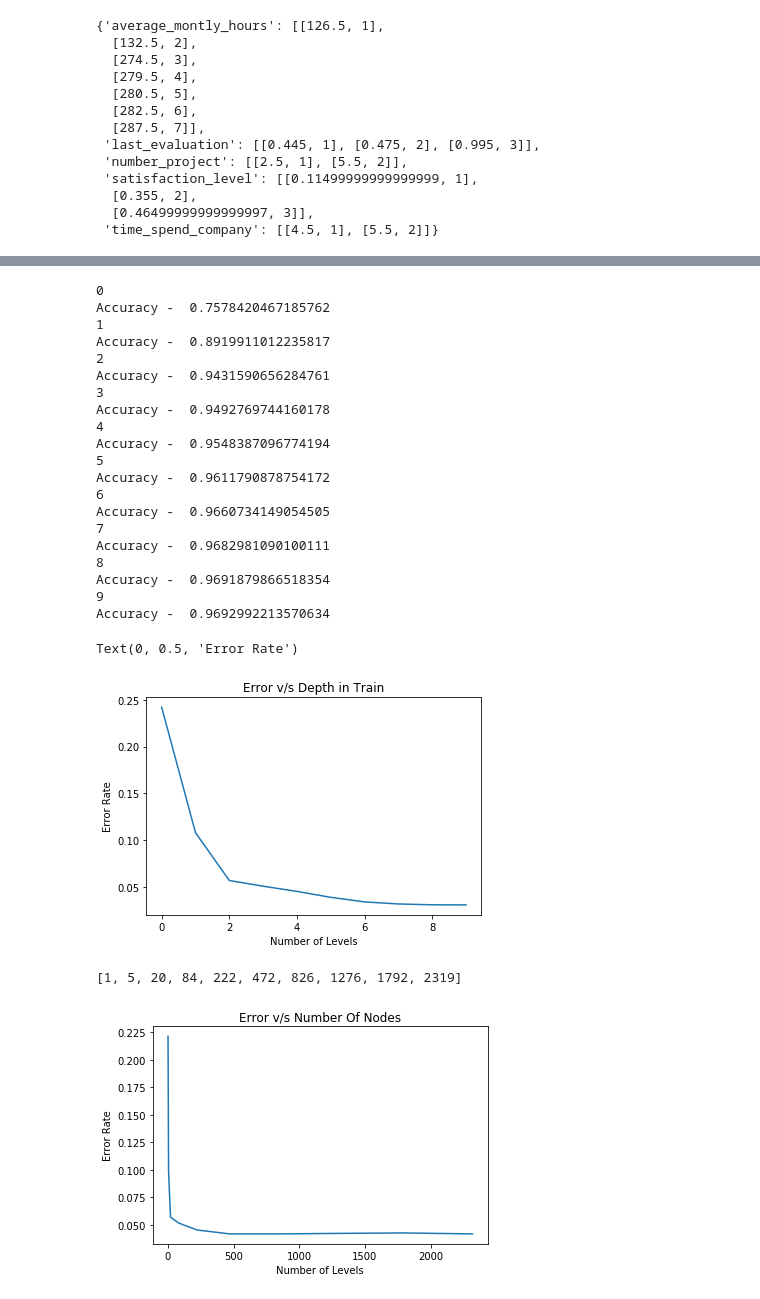
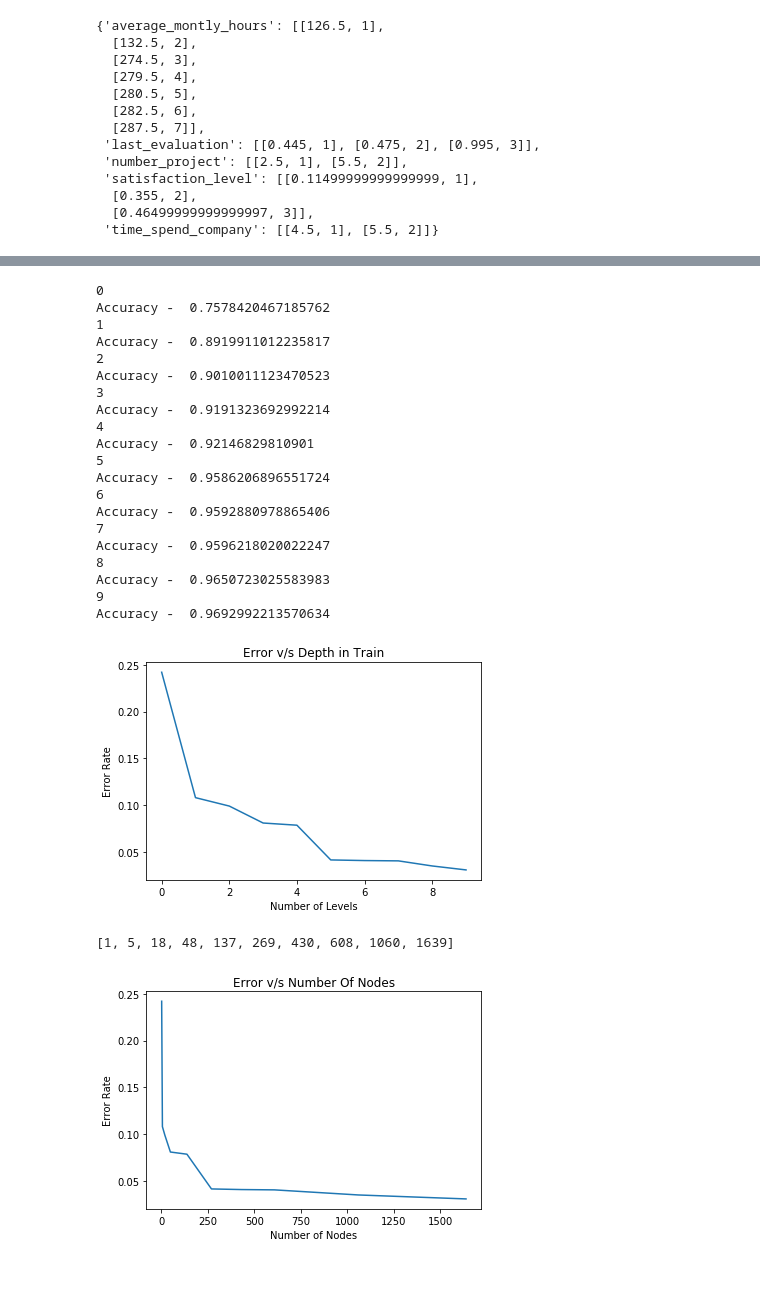
Before and after one commit to anand13sethi/decision-tree, a Jupyter notebook: Decision Tree.ipynb, the cells around one changed output, grey strips where cells are left out. Cells and saved outputs as stored; diff of their text form; code cells hidden in the pictures.

Commit message:
Applied Gini Index and misclassification rate too.

```diff
--- a/Decision Tree.ipynb
+++ b/Decision Tree.ipynb
@@ -49,18 +49,17 @@ def calc_info_attribute(table, attribute, mode):
                     entropy += -frac1 * np.log2(frac1)
             frac2 = d/len(table)
             info += -frac2 * entropy
+        return abs(info)
     elif mode is 'gini':
-        for v in variables:
-            gini_index = -1
-            for target_v in target_variables:
-                n = len(table[attribute][table[attribute] == v][table[target] == target_v])
-                d = len(table[attribute][table[attribute] == v])
-                frac = -(n/d + np.finfo(float).eps)**2
-                gini_index += frac
-        print(abs(gini_index))
+        num_of_ones = table['left'].tolist().count(1)
+        p = num_of_ones/float(len(data.index))
+        gini_index = 2*p*(1-p)
+        return gini_index
     elif mode is 'misclassification':
-        pass
-    return abs(info)
+        num_of_ones = table['left'].tolist().count(1)
+        p = num_of_ones/float(len(data.index))
+        missclasification = min(p,1-p)
+        return missclasification
 # print(calc_info_attribute(train, 'salary', 'gini'))
 # %%
 def winner_attribute(table, attribute_list):
@@ -69,7 +68,7 @@ def winner_attribute(table, attribute_list):
     if len(attribute_list) == 1:
         return attribute_list[0]
     for attribute in attribute_list:
-        info_gain.append(calc_entropy(table) - calc_info_attribute(table, attribute, 'entropy'))
+        info_gain.append(calc_entropy(table) - calc_info_attribute(table, attribute, 'misclassification'))
     return attribute_list[np.argmax(info_gain)]
 # %%
 def build_tree(table, prev_table, attribute_list, tree = None):
@@ -322,46 +321,45 @@ Accuracy -  0.7578420467185762
 1
 Accuracy -  0.8919911012235817
 2
-Accuracy -  0.9431590656284761
+Accuracy -  0.9010011123470523
 3
-Accuracy -  0.9492769744160178
+Accuracy -  0.9191323692992214
 4
-Accuracy -  0.9548387096774194
+Accuracy -  0.92146829810901
 5
-Accuracy -  0.9611790878754172
+Accuracy -  0.9586206896551724
 6
-Accuracy -  0.9660734149054505
+Accuracy -  0.9592880978865406
 7
-Accuracy -  0.9682981090100111
+Accuracy -  0.9596218020022247
 8
-Accuracy -  0.9691879866518354
+Accuracy -  0.9650723025583983
 9
 Accuracy -  0.9692992213570634
-Text(0, 0.5, 'Error Rate')
-[figure, old version]
+[figure, new version]
 # %%
 def num_of_nodes(tree,depth,cur_depth,list_num_nodes):
     if cur_depth==depth:
         list_num_nodes[depth]=list_num_nodes[depth]+1
     elif cur_depth<depth:
         for key in tree.keys():
             if key == 'leaf':
                 list_num_nodes[depth]=list_num_nodes[depth]+1
             elif key != 'default':
                 for val in tree[key]:
                     num_of_nodes(tree[key][val],depth,cur_depth+1,list_num_nodes)
 list_num_nodes=[]
 for i in range(10):
     list_num_nodes.append(0)
     num_of_nodes(tree,i,0,list_num_nodes)
 for i in range(1,10):
     list_num_nodes[i]=list_num_nodes[i-1] + list_num_nodes[i]
 print(list_num_nodes)
 plt.plot(list_num_nodes, error)
 plt.title('Error v/s Number Of Nodes')
-plt.xlabel('Number of Levels')
+plt.xlabel('Number of Nodes')
 plt.ylabel('Error Rate')
 plt.show()
 # %% [output]
-[1, 5, 20, 84, 222, 472, 826, 1276, 1792, 2319]
+[1, 5, 18, 48, 137, 269, 430, 608, 1060, 1639]
-[figure, old version]
+[figure, new version]
```
Also changed, not shown: parts of 3 cells of this notebook.
